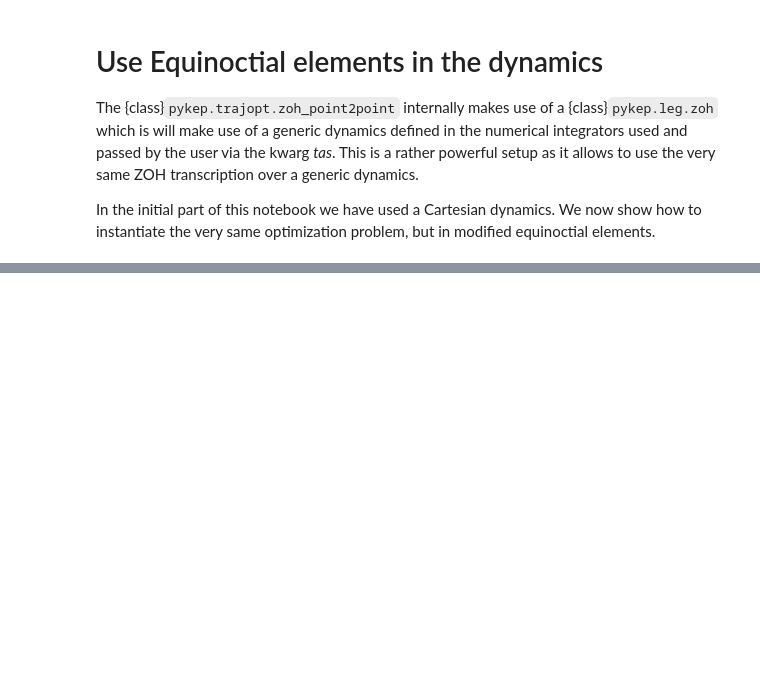
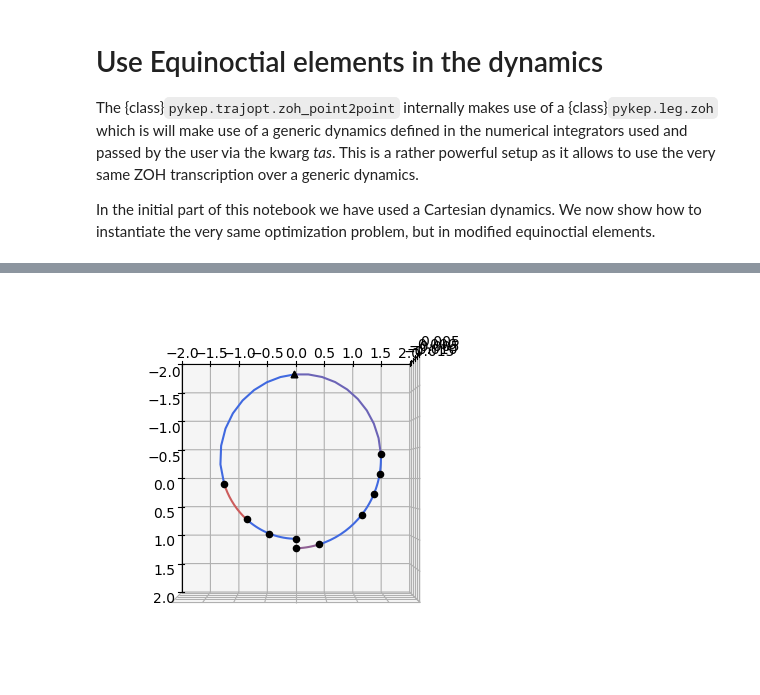
Before and after one commit to esa/kep3, a Jupyter notebook: doc/notebooks/udp_zoh_point2point.ipynb, the cells around one changed output, grey strips where cells are left out. Saved outputs shown, nothing was run; the diff lists cells and outputs as text; code cells hidden in the pictures; blank space fills up the shorter version.

```diff
--- a/doc/notebooks/udp_zoh_point2point.ipynb
+++ b/doc/notebooks/udp_zoh_point2point.ipynb
@@ -291,0 +338,8 @@ ta_var.pars[4] = 1.0 / veff_nd
+# %%
+x = pop.champion_x
+ax = udp.plot(x=x,N=10, to_cartesian=lambda x: np.array(pk.mee2ic(x[:-1], mu = 1.)).flatten())
+ax.set_xlim(-2.0,2.0)
+ax.set_ylim(-2.0,2.0)
+ax.view_init(90,0)
+# %% [output]
+[figure, added]
```
Also changed, not shown: parts of 16 cells of this notebook, 1 other file.
